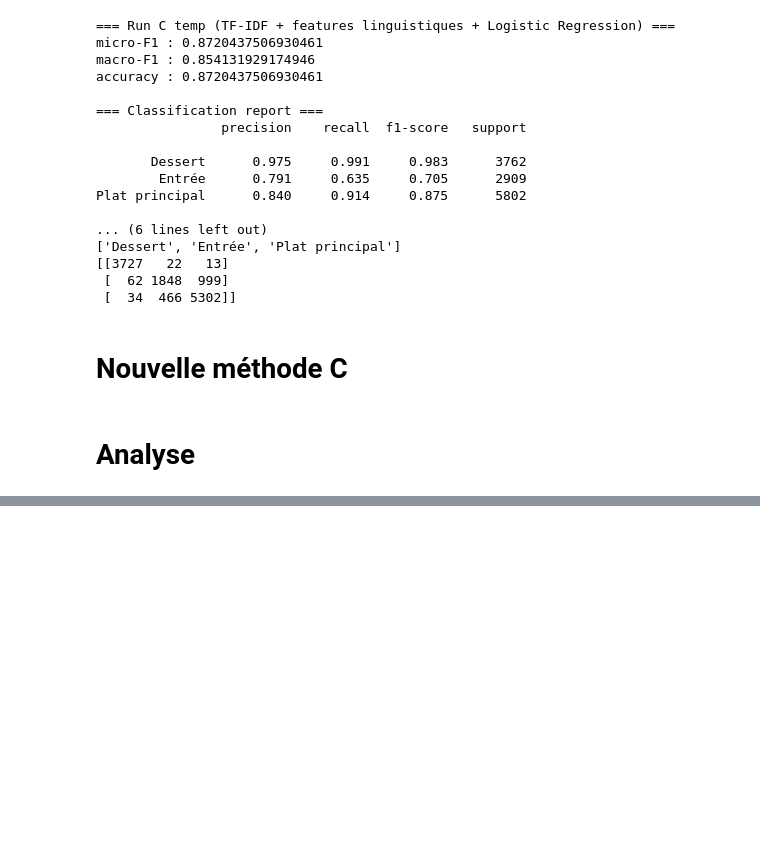
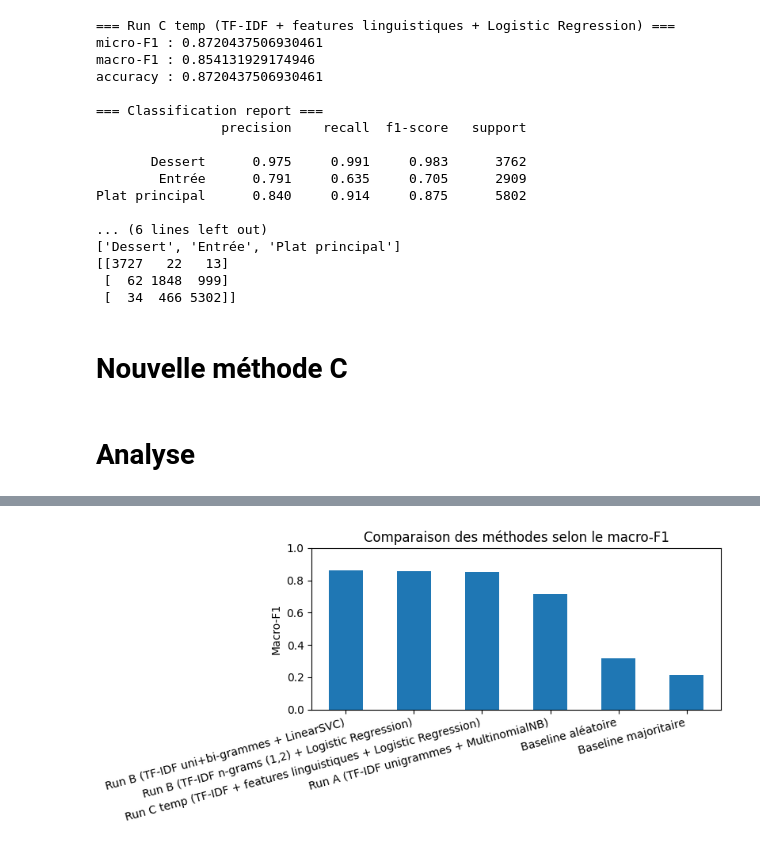
Before and after one commit to StuartGP-dev/Projet_TAL, a Jupyter notebook: src/main.ipynb, the cells around one changed output, grey strips where cells are left out. Saved outputs shown, nothing was run; the diff lists cells and outputs as text; code cells hidden in the pictures; blank space fills up the shorter version.

```diff
--- a/src/main.ipynb
+++ b/src/main.ipynb
@@ -556,0 +677,20 @@ results_df
+# %%
+results_df.sort_values("macro-F1", ascending=False).plot(
+    x="Méthode",
+    y="macro-F1",
+    kind="bar",
+    figsize=(8, 4),
+    legend=False
+)
+
+plt.title("Comparaison des méthodes selon le macro-F1")
+plt.ylabel("Macro-F1")
+plt.xlabel("")
+plt.ylim(0, 1)
+plt.xticks(rotation=15, ha="right")
+plt.tight_layout()
+
+plt.savefig("../plots/comparaison_macro_f1.png", dpi=300, bbox_inches="tight")
+plt.show()
+# %% [output]
+[figure, added]
```
Also changed, not shown: parts of 27 cells of this notebook, 3 other files.
